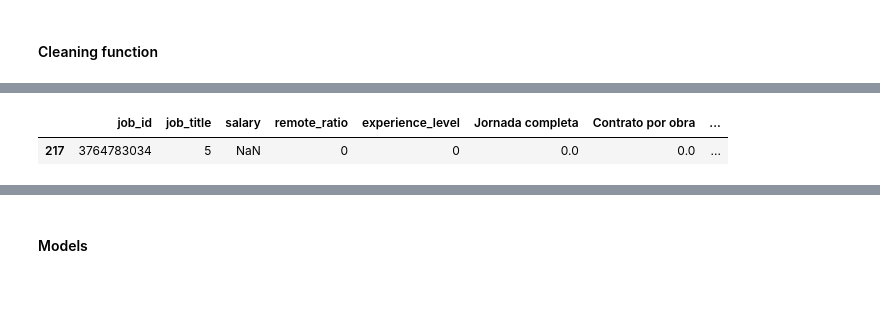
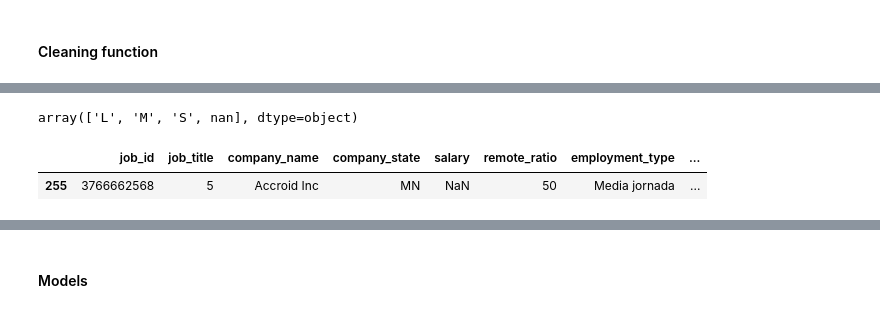
Before and after one commit to niniet98/FINAL-PROJECT, a Jupyter notebook: notebooks/05_ml_model.ipynb, the cells around one changed output, grey strips where cells are left out. Drawn from its saved outputs; the diff is of its cells as text; code cells hidden in the pictures.

```diff
--- a/notebooks/05_ml_model.ipynb
+++ b/notebooks/05_ml_model.ipynb
@@ -82,13 +96,14 @@ linkedin.shape
 # %% [markdown]
 ##### Function to clean both datasets
 # %%
-def prepare_dataset(df):
-    df = df.drop(columns=['company_name', 'company_state'])
+def prepare_dataset(dframe):
+    df = dframe.copy()
+    # df = df.drop(columns=['company_name', 'company_state'])
     df = df[df[['remote_ratio']].notna().any(axis=1)]
     df = df[df[['experience_level']].notna().any(axis=1)]
     df = df[df[['company_size']].notna().any(axis=1)]
     return df
 # %%
-to_predict = prepare_dataset(to_predict)
-to_predict.shape
+prepared_to_predict = prepare_dataset(to_predict)
+prepared_to_predict.shape
 # %% [output]
@@ -202,7 +217,7 @@ def categorizing_dataset(dframe):
     # 5. company_size
     df[['L', 'M', 'S']] = oneonehotencoder.fit_transform(df["company_size"].values.reshape(-1, 1)).toarray()
 
-    return df.select_dtypes(exclude='object')
+    return df
 # %%
 prepared_linkedin = categorizing_dataset(linkedin)
 prepared_linkedin.sample(5)
@@ -216,9 +231,14 @@ prepared_linkedin.sample(5)
+# %%
+to_predict.sample()
+to_predict['company_size'].unique()
+# %% [output]
+array(['L', 'M', 'S', nan], dtype=object)
 # %%
-prepared_to_predict = categorizing_dataset(to_predict)
+prepared_to_predict = categorizing_dataset(prepared_to_predict)
 prepared_to_predict.sample()
 # %% [output]
-|  | job_id | job_title | salary | remote_ratio | experience_level | Jornada completa | Contrato por obra | ... |
-| 217 | 3764783034 | 5 | NaN | 0 | 0 | 0.0 | 0.0 | ... |
+|  | job_id | job_title | company_name | company_state | salary | remote_ratio | employment_type | ... |
+| 255 | 3766662568 | 5 | Accroid Inc | MN | NaN | 50 | Media jornada | ... |
 # %%
 # Viz mantra
 from matplotlib import pyplot as plt
```
Also changed, not shown: parts of 34 cells of this notebook, 9 other files.
